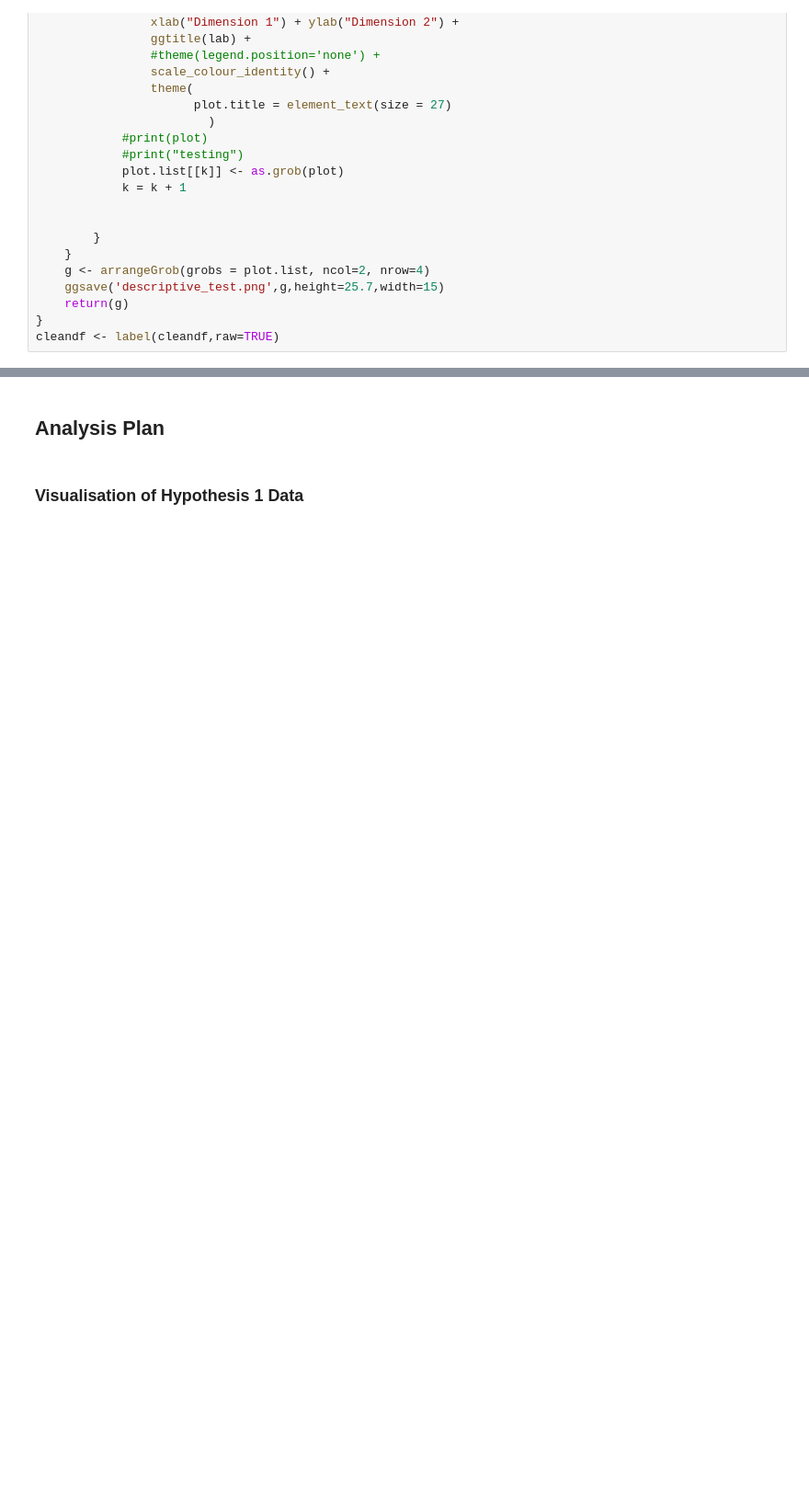
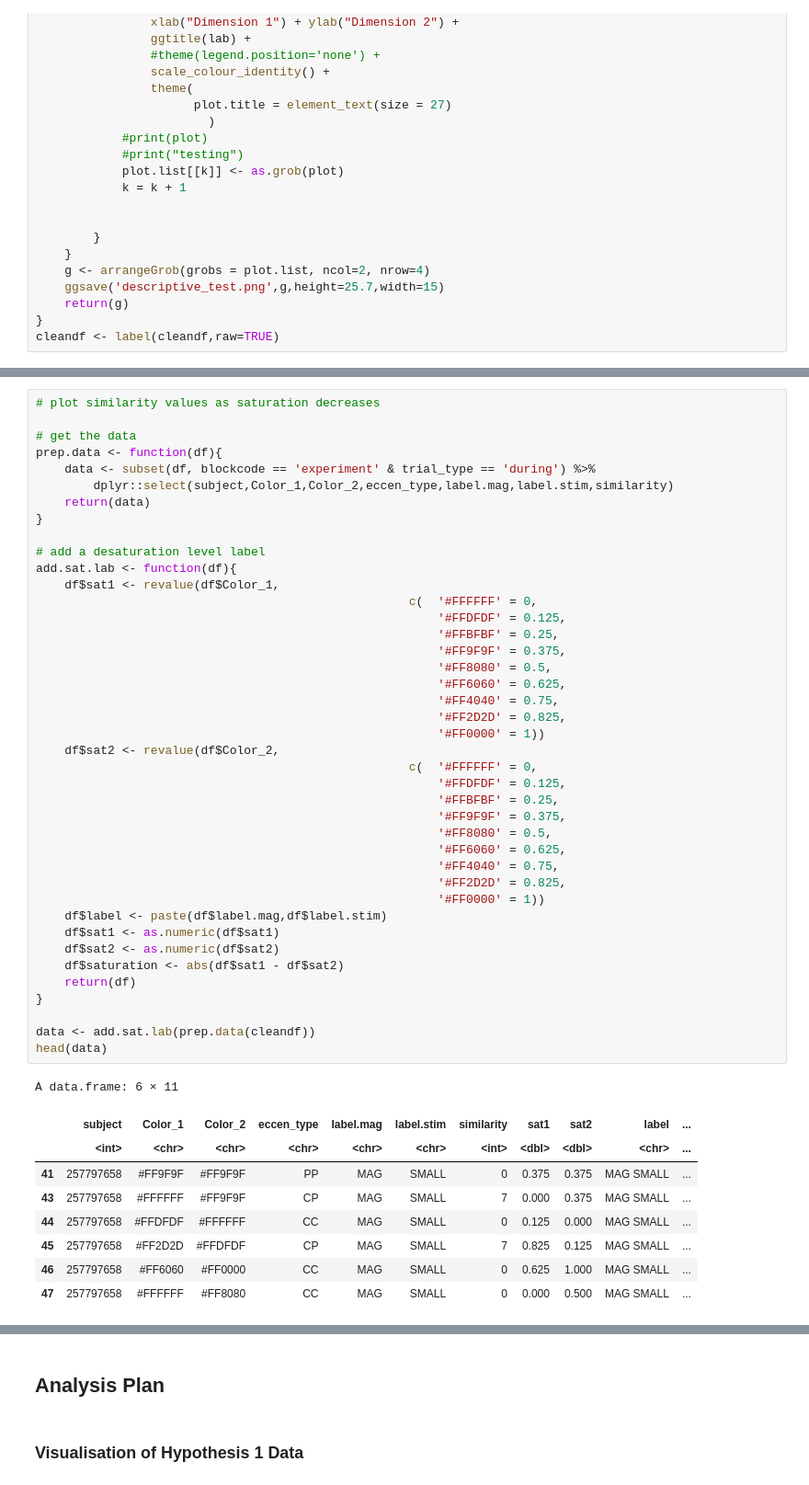
Before and after one commit to ArielZJ/Precision-Phenomenology-Data-Analysis, a Jupyter notebook: Fovea vs. Periphery Color Similarity Pilot Analysis - 2stim Analysis.ipynb, the cells around one changed output, grey strips where cells are left out. Shown: that part at 92% size. Cells and saved outputs as stored; diff of their text form; blank space fills up the shorter version.

```diff
--- a/Fovea vs. Periphery Color Similarity Pilot Analysis - 2stim Analysis.ipynb
+++ b/Fovea vs. Periphery Color Similarity Pilot Analysis - 2stim Analysis.ipynb
@@ -1225,0 +1291,51 @@ CP.plot
+# %%
+# plot similarity values as saturation decreases
+
+# get the data
+prep.data <- function(df){
+    data <- subset(df, blockcode == 'experiment' & trial_type == 'during') %>%
+        dplyr::select(subject,Color_1,Color_2,eccen_type,label.mag,label.stim,similarity)
+    return(data)
+}
+
+# add a desaturation level label
+add.sat.lab <- function(df){
+    df$sat1 <- revalue(df$Color_1,
+                                                    c(  '#FFFFFF' = 0,
+                                                        '#FFDFDF' = 0.125,
+                                                        '#FFBFBF' = 0.25,
+                                                        '#FF9F9F' = 0.375,
+                                                        '#FF8080' = 0.5,
+                                                        '#FF6060' = 0.625,
+                                                        '#FF4040' = 0.75,
+                                                        '#FF2D2D' = 0.825,
+                                                        '#FF0000' = 1))
+    df$sat2 <- revalue(df$Color_2,
+                                                    c(  '#FFFFFF' = 0,
+                                                        '#FFDFDF' = 0.125,
+                                                        '#FFBFBF' = 0.25,
+                                                        '#FF9F9F' = 0.375,
+                                                        '#FF8080' = 0.5,
+                                                        '#FF6060' = 0.625,
+                                                        '#FF4040' = 0.75,
+                                                        '#FF2D2D' = 0.825,
+                                                        '#FF0000' = 1))
+    df$label <- paste(df$label.mag,df$label.stim)
+    df$sat1 <- as.numeric(df$sat1)
+    df$sat2 <- as.numeric(df$sat2)
+    df$saturation <- abs(df$sat1 - df$sat2)
+    return(df)
+}
+
+data <- add.sat.lab(prep.data(cleandf))
+head(data)
+# %% [output]
+A data.frame: 6 × 11
+|  | subject | Color_1 | Color_2 | eccen_type | label.mag | label.stim | similarity | sat1 | sat2 | label | ... |
+|  | <int> | <chr> | <chr> | <chr> | <chr> | <chr> | <int> | <dbl> | <dbl> | <chr> | ... |
+| 41 | 257797658 | #FF9F9F | #FF9F9F | PP | MAG | SMALL | 0 | 0.375 | 0.375 | MAG SMALL | ... |
+| 43 | 257797658 | #FFFFFF | #FF9F9F | CP | MAG | SMALL | 7 | 0.000 | 0.375 | MAG SMALL | ... |
+| 44 | 257797658 | #FFDFDF | #FFFFFF | CC | MAG | SMALL | 0 | 0.125 | 0.000 | MAG SMALL | ... |
+| 45 | 257797658 | #FF2D2D | #FFDFDF | CP | MAG | SMALL | 7 | 0.825 | 0.125 | MAG SMALL | ... |
+| 46 | 257797658 | #FF6060 | #FF0000 | CC | MAG | SMALL | 0 | 0.625 | 1.000 | MAG SMALL | ... |
+| 47 | 257797658 | #FFFFFF | #FF8080 | CC | MAG | SMALL | 0 | 0.000 | 0.500 | MAG SMALL | ... |
```
Also changed, not shown: parts of 27 cells of this notebook, 6 other files.
